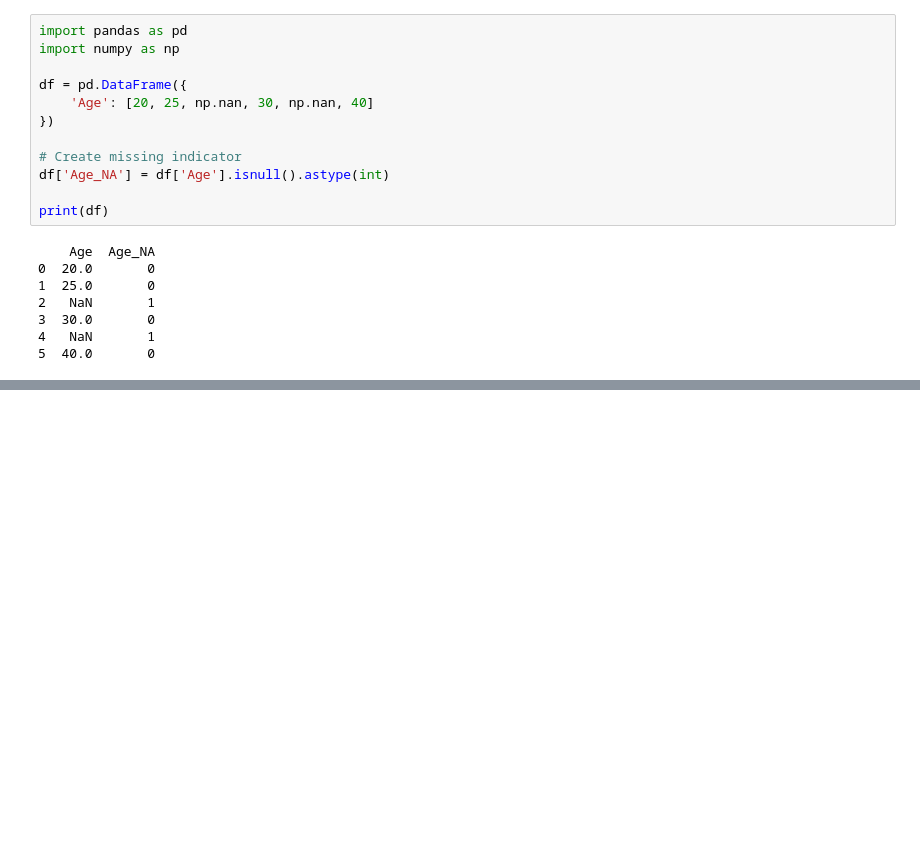
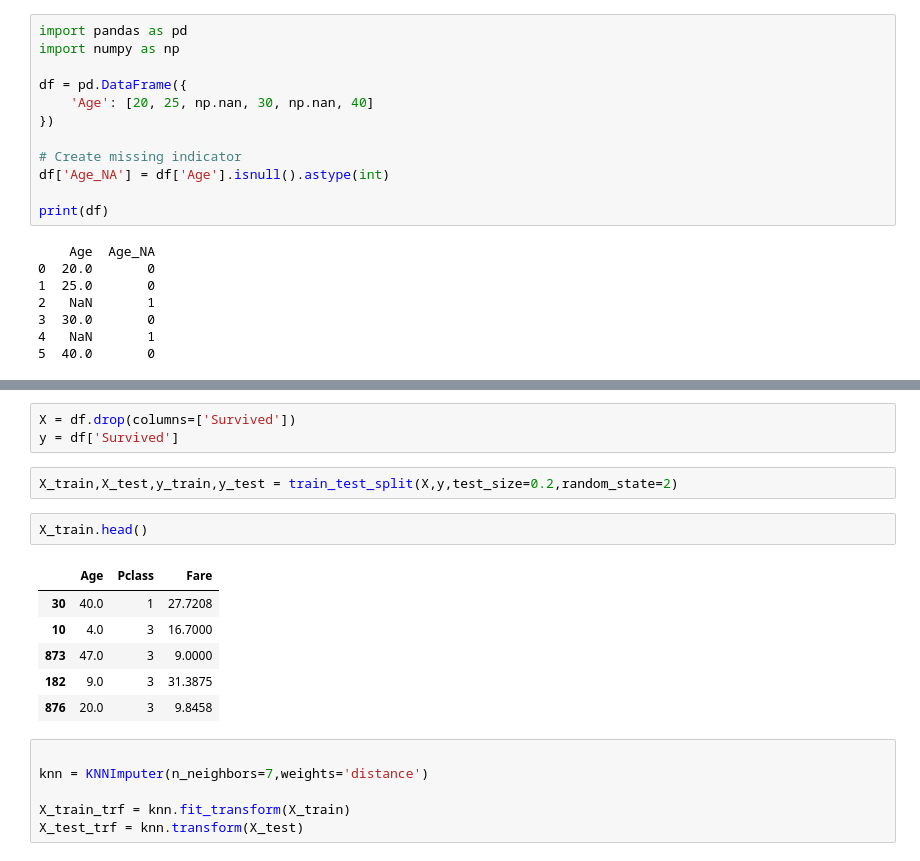
Before and after one commit to suryashekharsasmal/My-ML-concept, a Jupyter notebook: Machin_lerning.ipynb, the cells around one changed output, grey strips where cells are left out. Saved outputs shown, nothing was run; the diff lists cells and outputs as text; blank space fills up the shorter version.

```diff
--- a/Machin_lerning.ipynb
+++ b/Machin_lerning.ipynb
@@ -1520,0 +1553,20 @@ print(df)
+# %%
+X = df.drop(columns=['Survived'])
+y = df['Survived']
+# %%
+X_train,X_test,y_train,y_test = train_test_split(X,y,test_size=0.2,random_state=2)
+# %%
+X_train.head()
+# %% [output]
+|  | Age | Pclass | Fare |
+| 30 | 40.0 | 1 | 27.7208 |
+| 10 | 4.0 | 3 | 16.7000 |
+| 873 | 47.0 | 3 | 9.0000 |
+| 182 | 9.0 | 3 | 31.3875 |
+| 876 | 20.0 | 3 | 9.8458 |
+# %%
+
+knn = KNNImputer(n_neighbors=7,weights='distance')
+
+X_train_trf = knn.fit_transform(X_train)
+X_test_trf = knn.transform(X_test)
```
Also changed, not shown: parts of 6 cells of this notebook.
